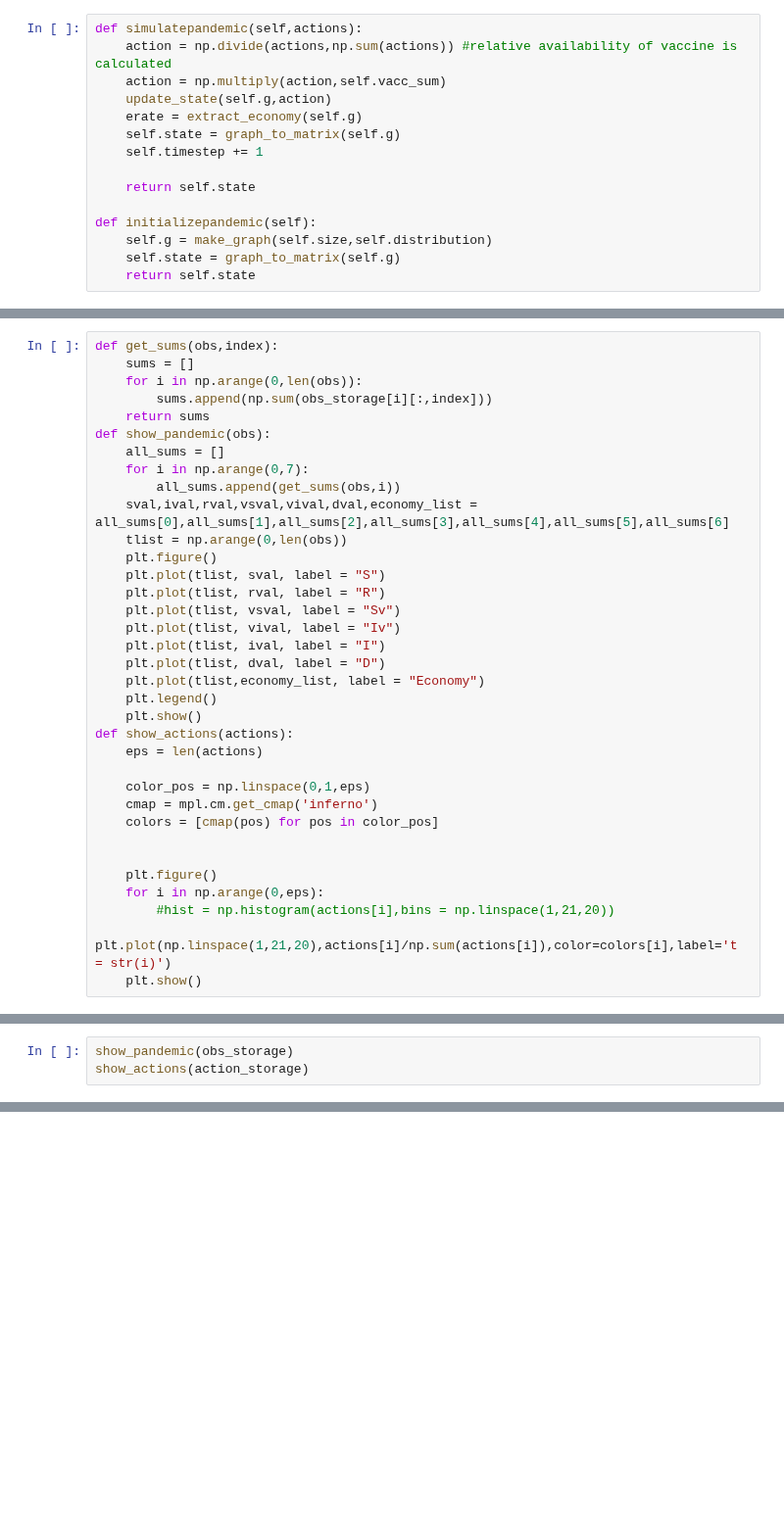
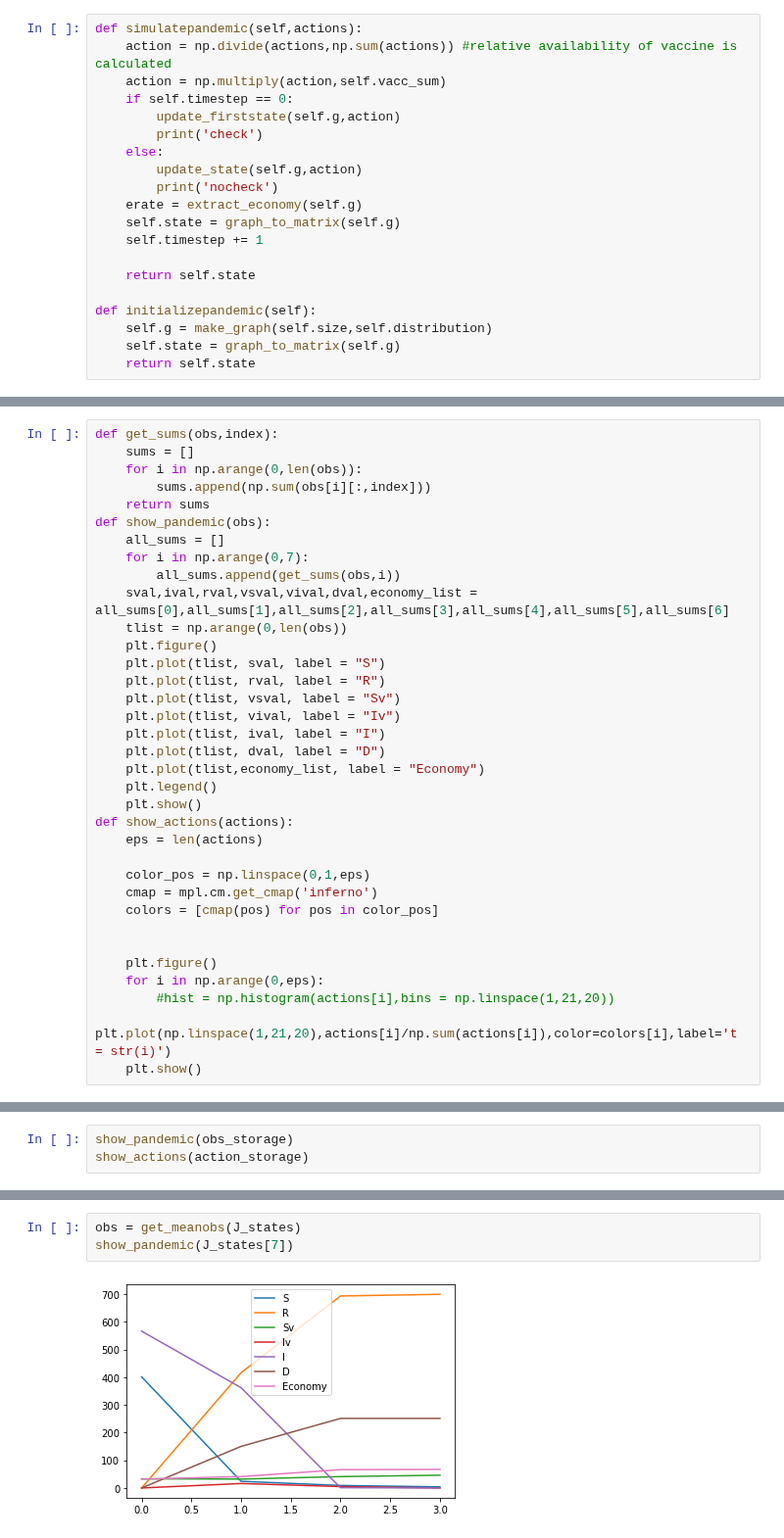
Before and after one commit to Aramatos/PandemicModel, a Jupyter notebook: RL test.ipynb, the cells around one changed output, grey strips where cells are left out. Shown at 98% size. Cells and saved outputs as stored; diff of their text form; blank space fills up the shorter version.

```diff
--- a/RL test.ipynb
+++ b/RL test.ipynb
@@ -13,7 +13,12 @@ import matplotlib as mpl
 def simulatepandemic(self,actions):
     action = np.divide(actions,np.sum(actions)) #relative availability of vaccine is calculated
     action = np.multiply(action,self.vacc_sum)
-    update_state(self.g,action)
+    if self.timestep == 0:
+        update_firststate(self.g,action)
+        print('check')
+    else:
+        update_state(self.g,action)
+        print('nocheck')
     erate = extract_economy(self.g)
     self.state = graph_to_matrix(self.g)
     self.timestep += 1
@@ -302,7 +239,7 @@ from scipy.cluster.vq import vq, kmeans, whiten
 def get_sums(obs,index):
     sums = []
     for i in np.arange(0,len(obs)):
-        sums.append(np.sum(obs_storage[i][:,index]))
+        sums.append(np.sum(obs[i][:,index]))
     return sums
 def show_pandemic(obs):
     all_sums = []
@@ -396,0 +349,5 @@ print(f" Switzerland mean dead:{S_dead[0]:.2f} +/- {S_dead[1]:.2f}")
+# %%
+obs = get_meanobs(J_states)
+show_pandemic(J_states[7])
+# %% [output]
+[figure, added]
```
Also changed, not shown: parts of 26 cells of this notebook, 1 other file.
